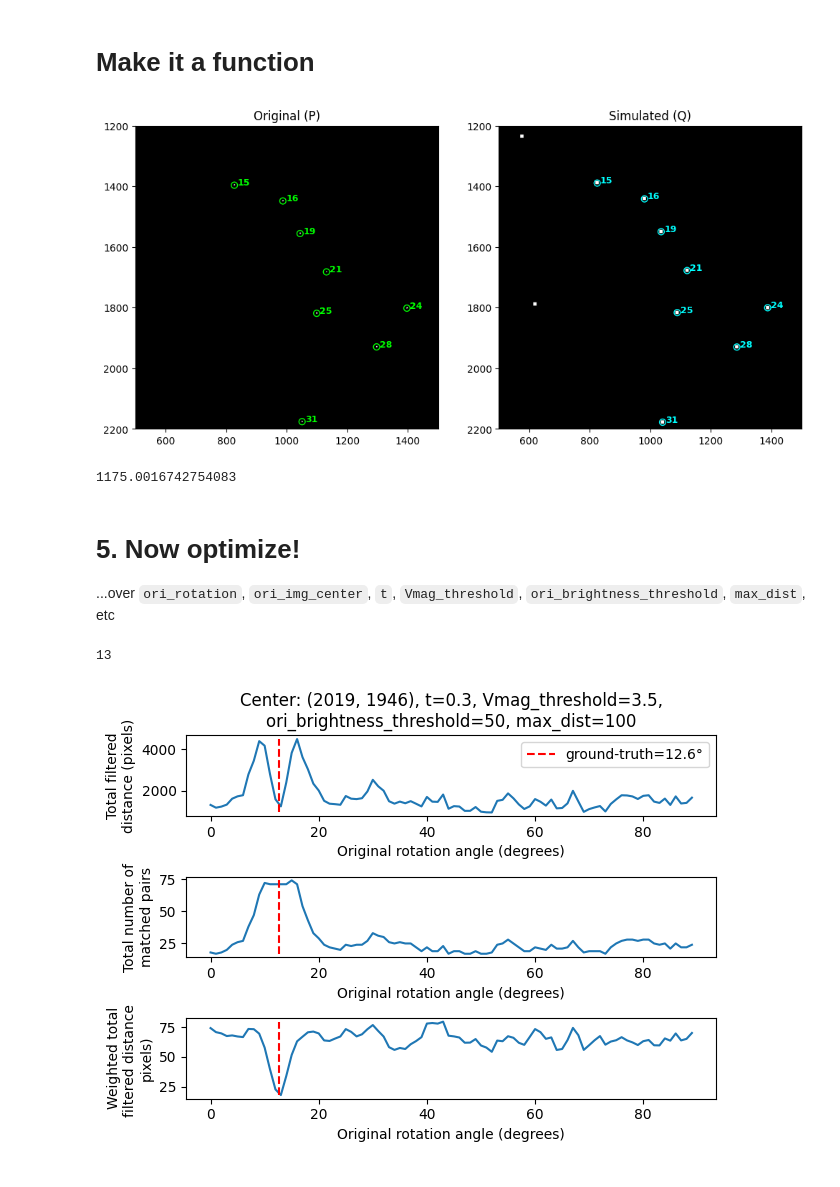
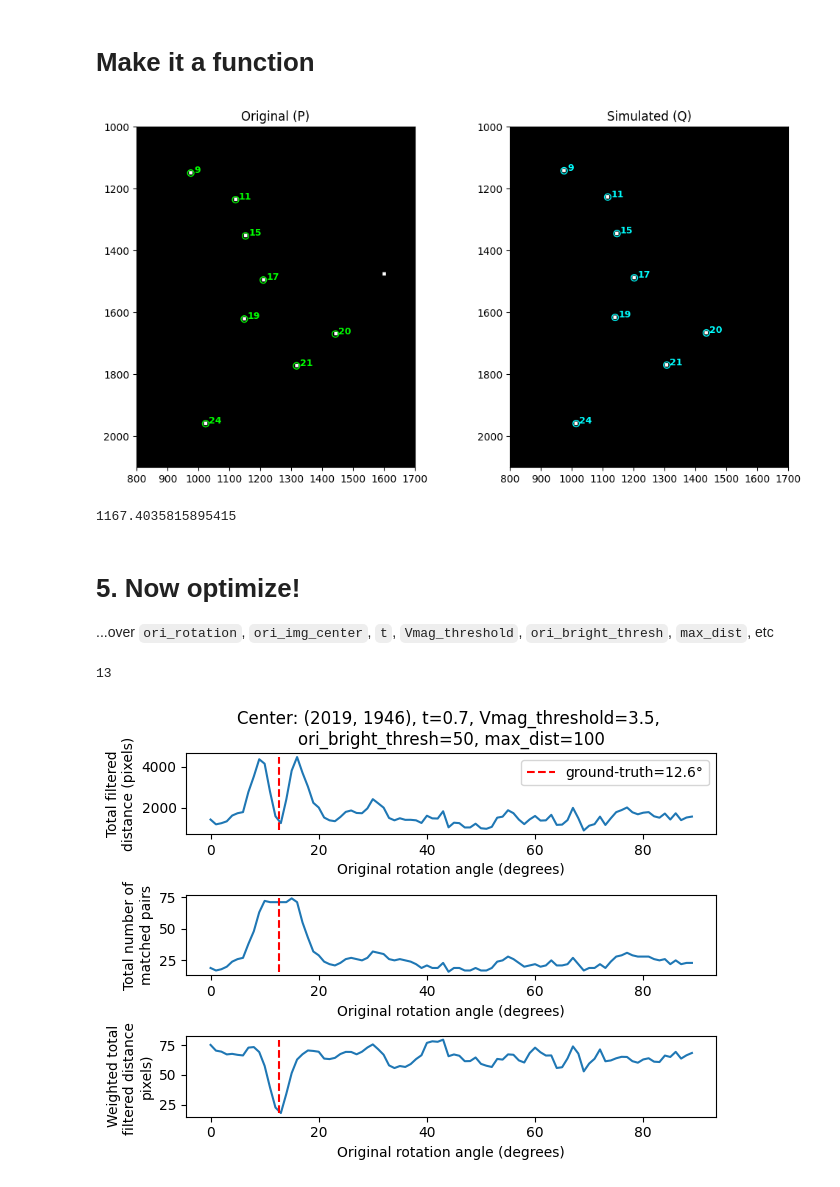
Before and after one commit to nina-ss/asi-starfield-calibration, a Jupyter notebook: notebook.ipynb, the cells around one changed output. Drawn from its saved outputs; the diff is of its cells as text; code cells hidden in the pictures.

```diff
--- a/notebook.ipynb
+++ b/notebook.ipynb
@@ -298,58 +296,60 @@ star_cat_path = 'star_catalog.csv'
 observation_time = '2025-03-17 06:04:46'
 camera_location = (65.0782920060381, -147.74736306279442, 161.57176208496094 + 9.314)
 ori_rotation = 12.6
-ori_brightness_threshold = 50
+ori_bright_thresh = 50
 ori_img_center = (2019, 1946)
-t = 0.3
+t = 0.7
 Vmag_threshold = 3.5
 max_dist = 100
 
-ori_img_binary, sim_img, sim_img_distorted, matches, filtered_matches, D, P, Q = match_stars(ori_img_path=ori_img_path,
-                                                                                             star_cat_path=star_cat_path,
-                                                                                             observation_time=observation_time,
-                                                                                             camera_location=camera_location,
-                                                                                             ori_rotation=ori_rotation,
-                                                                                             ori_brightness_threshold=ori_brightness_threshold,
-                                                                                             ori_img_center=ori_img_center,
-                                                                                             t=t,
-                                                                                             Vmag_threshold=Vmag_threshold,
-                                                                                             max_dist=max_dist)
+ori_img_binary, sim_img, matches, filtered_matches, D, O, S = match_stars(ori_img_path=ori_img_path,
+                                                                          star_cat_path=star_cat_path,
+                                                                          observation_time=observation_time,
+                                                                          camera_location=camera_location,
+                                                                          ori_rotation=ori_rotation,
+                                                                          ori_bright_thresh=ori_bright_thresh,
+                                                                          ori_img_center=ori_img_center,
+                                                                          t=t,
+                                                                          Vmag_threshold=Vmag_threshold,
+                                                                          max_dist=max_dist)
 # %%
 # Check the Big Dipper again to see if the function works correctly
 
 fig, axes = plt.subplots(1, 2, figsize=(12,6))
+xmin, xmax = 800, 1700
+ymin, ymax = 1000, 2100
 
 # Left: original image
 axes[0].imshow(ori_img_binary, cmap='gray')
 axes[0].set_title("Original (P)")
-axes[0].set_xlim(500, 1500)
-axes[0].set_ylim(2200, 1200)
+axes[0].set_xlim(xmin, xmax)
+axes[0].set_ylim(ymax, ymin)
 for idx, (i, j, dist_ij) in enumerate(filtered_matches):
-    x, y = P[int(i)]
-    if (x >= 500) and (x <= 1500) and (y >= 1200) and (y <= 2200):
+    x, y = O[int(i)]
+    if (x >= xmin) and (x <= xmax) and (y >= ymin) and (y <= ymax):
         axes[0].scatter(x, y, s=40, edgecolors='lime', facecolors='none')
         axes[0].text(x + 10, y, f"{idx}", color='lime', fontsize=9, fontweight='bold')
 
 # Right: simulated image
-axes[1].imshow(sim_img_distorted, cmap='gray')
+axes[1].imshow(sim_img, cmap='gray')
 axes[1].set_title("Simulated (Q)")
-axes[1].set_xlim(500, 1500)
-axes[1].set_ylim(2200, 1200)
+axes[1].set_xlim(xmin, xmax)
+axes[1].set_ylim(ymax, ymin)
 for idx, (i, j, dist_ij) in enumerate(filtered_matches):
-    x, y = Q[int(j)]
-    if (x >= 500) and (x <= 1500) and (y >= 1200) and (y <= 2200):
+    x, y = S[int(j)]
+    if (x >= xmin) and (x <= xmax) and (y >= ymin) and (y <= ymax):
         axes[1].scatter(x, y, s=40, edgecolors='cyan', facecolors='none')
         axes[1].text(x + 10, y, f"{idx}", color='cyan', fontsize=9, fontweight='bold')
 
 plt.show()
 
 print(np.sum(filtered_matches[:, 2]))
 # %% [output]
-[figure, old version]
+[figure, new version]
-1175.0016742754083
+1167.4035815895415
 # %% [markdown]
 # 5. Now optimize!
-...over `ori_rotation`, `ori_img_center`, `t`, `Vmag_threshold`, `ori_brightness_threshold`, `max_dist`, etc
+...over `ori_rotation`, `ori_img_center`, `t`, `Vmag_threshold`, `ori_bright_thresh`, `max_dist`, etc
 # %%
 # Example, which ori_rotation gives the lowest total filtered distance?
 
@@ -373,7 +373,7 @@ for i in tqdm(range(ori_rotation_range.size)):
 # %%
 plt.subplot(3, 1, 1)
 plt.plot(ori_rotation_range, total_distances)
-plt.title(f'Center: {ori_img_center[0], ori_img_center[1]}, t={t}, Vmag_threshold={Vmag_threshold},\nori_brightness_threshold={ori_brightness_threshold}, max_dist={max_dist}')
+plt.title(f'Center: {ori_img_center[0], ori_img_center[1]}, t={t}, Vmag_threshold={Vmag_threshold}, \nori_bright_thresh={ori_bright_thresh}, max_dist={max_dist}')
 plt.xlabel('Original rotation angle (degrees)')
 plt.ylabel('Total filtered\ndistance (pixels)')
 plt.vlines(12.6, total_distances.min(), total_distances.max(), color='r', ls='--', label='ground-truth=12.6°')
@@ -397,4 +397,4 @@ plt.tight_layout()
 print(ori_rotation_range[np.argmin(weighted_distances)])
 # %% [output]
 13
-[figure, old version]
+[figure, new version]
```
Also changed, not shown: parts of 22 cells of this notebook, 1 other file.
